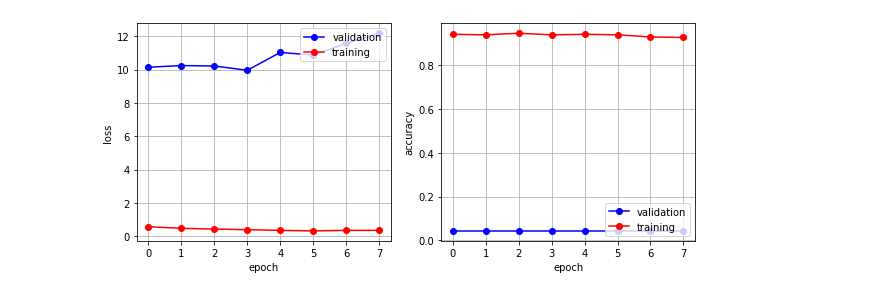
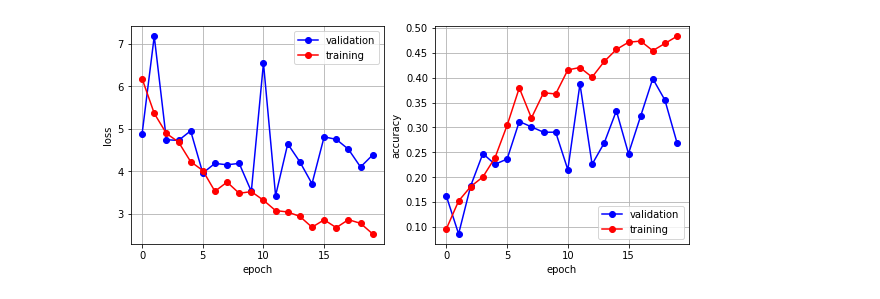
Before and after one commit to soneyahossain/deep_learning_project, a Jupyter notebook: deep_learning_project.ipynb, the cells around one changed output. Drawn from its saved outputs; the diff is of its cells as text; code cells hidden in the pictures.

```diff
--- a/deep_learning_project.ipynb
+++ b/deep_learning_project.ipynb
@@ -9,7 +9,8 @@ from PIL import Image, ImageFile
 ImageFile.LOAD_TRUNCATED_IMAGES = True
 import torchvision.transforms as transforms
 import pandas as pd
-
+from torch.utils.data import Dataset
+from torch.utils.data import DataLoader
 
 class UVaBuildinglabel(torch.utils.data.Dataset):
     def __init__(self, image_path, annotation_filepath, transform = None):
@@ -69,6 +70,10 @@ class UnNormalize(object):
 
 trainset = UVaBuildinglabel('DATA', 'trainSet.csv')
 valset = UVaBuildinglabel('DATA', 'valSet.csv')
+
+trainset1 = DataLoader(trainset, shuffle=True)
+valset1=DataLoader(valset, shuffle=True)
+#print(next(iter(dataloader)))
 # %%
 import matplotlib.pyplot as plt
 
@@ -94,18 +106,11 @@ import torchvision.transforms.functional as F
 
 image_index = 320  # Feel free to change this.
 
-classes = ['Rice Hall', 'Wilsdorf Hall', 'Thornton Hall', 'Physics Building', 'Olsson Hall',
-           'Mechanical Building', 'Law School Building', 'John Paul Jones Arena', 'Chemical Engineering Building',
-           'Aquatic & Fitness Center', 'Scott Stadium', 'Alderman Library', 'Newcomb Hall',
-           'Old Cabell Hall', 'Rotunda', 'Monroe Hall', 'Slaughter Recreation', 'North Grounds Gym',
-           'Alumni Hall', 'Memorial Gym']
-
-
 # 1. Datasets need to implement the __len__ method for this to work.
-print('This dataset has {0} training images'.format(len(trainset)))
+print('This dataset has {0} training images'.format(len(trainset1.dataset)))
 
 # 2. Datasets need to implement the  __getitem__ method for this to work.
-img, label,_,class_name = trainset[image_index]  # Returns image and label.
+img, label,_,class_name = trainset1.dataset.__getitem__(image_index)  # Returns image and label.
 
 print(label)
 print(image_index)
@@ -160,7 +171,7 @@ import torchvision.transforms as transforms
 learningRate = 1e-4
 
 # Define number of epochs.
-N = 8
+N = 20
 
 # Initialize bias and weight with random values again.
 weight = torch.empty(20, 3 * 320 * 320).normal_(0, 0.01)
@@ -178,18 +189,26 @@ for epoch in range(0, N):
     correct = 0.0
     cum_loss = 0.0
 
-    for i in range(0, 413):
-        img, label,_,class_name = trainset.__getitem__(i)
+    #for i in range(0, 100):
+        #img, label,_,class_name = trainset.__getitem__(i)
 
-    # Make a pass over the training data.
-    #for (i, (img, label,_,class_name)) in enumerate(trainset):
-        x = img
+    #Make a pass over the training data.
+    for (i, (img, label,_,class_name)) in enumerate(trainset1):
+        x = img[0]
         x = x.view(3 * 320 * 320, 1)
 
         # Forward pass. (Prediction stage)
         predictions = softmax(linear(x, weight, bias))
+        #print(predictions)
         cum_loss += loss(label, predictions).item()
         max_score, max_label = predictions.max(0)
+
+        #print("max_score: ",max_score)
+        #print("max_label:", max_label)
+        #print("actual_label", label)
+
+
+
         if max_label[0] == label: correct += 1
 
         #Backward pass. (Gradient computation stage)
@@ -212,16 +231,21 @@ for epoch in range(0, N):
     # Make a pass over the validation data.
     correct = 0.0
     cum_loss = 0.0
-    for j in range(0, 92):
-        img, label,_,class_name = valset.__getitem__(j)
-    #for (i, (img, label,_,_)) in enumerate(valset):
-        x = img #F.to_tensor(img)
+    #for j in range(0, 100):
+        #img, label,_,class_name = valset.__getitem__(j)
+    for (i, (img, label,_,class_name)) in enumerate(valset1):
+        x = img[0]
         x = x.view(3 * 320 * 320, 1)
 
         # Forward pass. (Prediction stage)
         predictions = softmax(linear(x, weight, bias))
         cum_loss += loss(label, predictions).item()
         max_score, max_label = predictions.max(0)
+
+        #print("val_max_score: ",max_score)
+        #print("val_max_label:", max_label)
+        #print("val_actual_label", label)
+
         if max_label[0] == label: correct += 1
 
 
@@ -265 +295 @@ Validation-epoch 7. Avg-Loss: 12.1856, Accuracy: 0.0430
-[figure, old version]
+[figure, new version]
```
Also changed, not shown: parts of 5 cells of this notebook.
